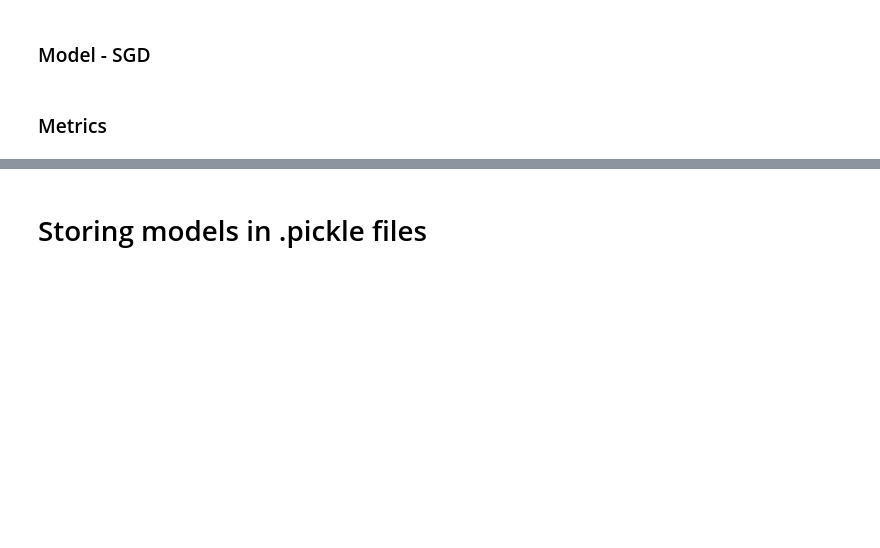
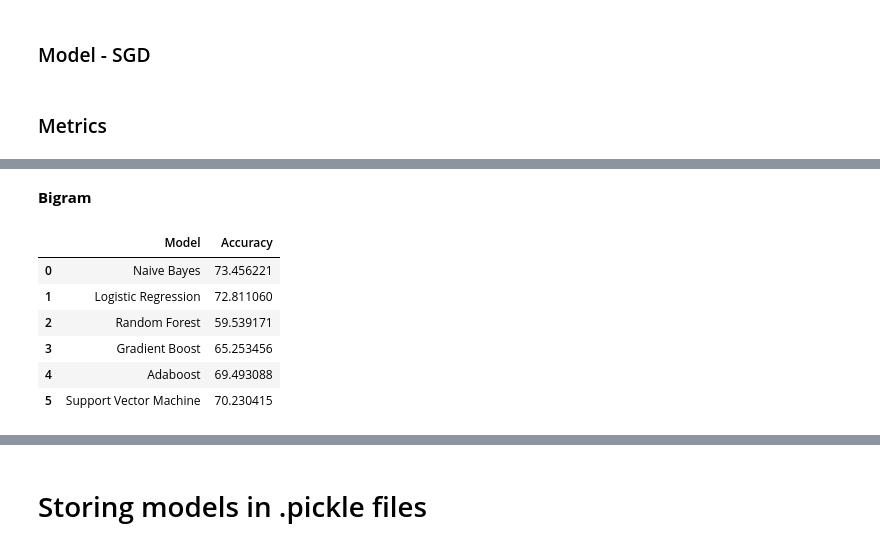
Before and after one commit to paulinaczheng/twitter_flu_tracking, a Jupyter notebook: MVP Pipeline Overview.ipynb, the cells around one changed output, grey strips where cells are left out. Drawn from its saved outputs; the diff is of its cells as text; code cells hidden in the pictures; blank space fills up the shorter version.

```diff
--- a/MVP Pipeline Overview.ipynb
+++ b/MVP Pipeline Overview.ipynb
@@ -550,0 +598,12 @@ metrics_df.to_csv('metrics_df.csv')
+# %% [markdown]
+**Bigram**
+# %%
+classifier_performance(countvec2, train_data, test_data, y_test)
+# %% [output]
+|  | Model | Accuracy |
+| 0 | Naive Bayes | 73.456221 |
+| 1 | Logistic Regression | 72.811060 |
+| 2 | Random Forest | 59.539171 |
+| 3 | Gradient Boost | 65.253456 |
+| 4 | Adaboost | 69.493088 |
+| 5 | Support Vector Machine | 70.230415 |
```
Also changed, not shown: parts of 28 cells of this notebook, 1 other file.
